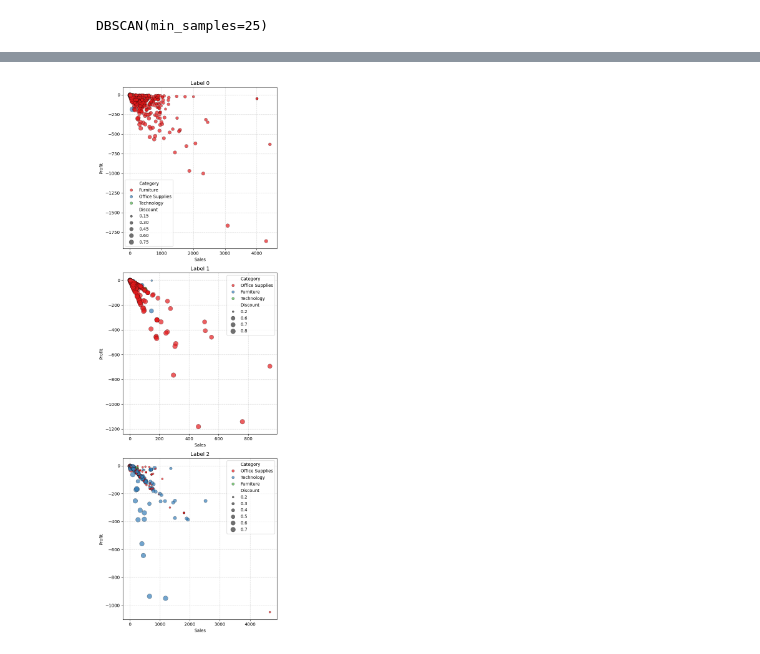
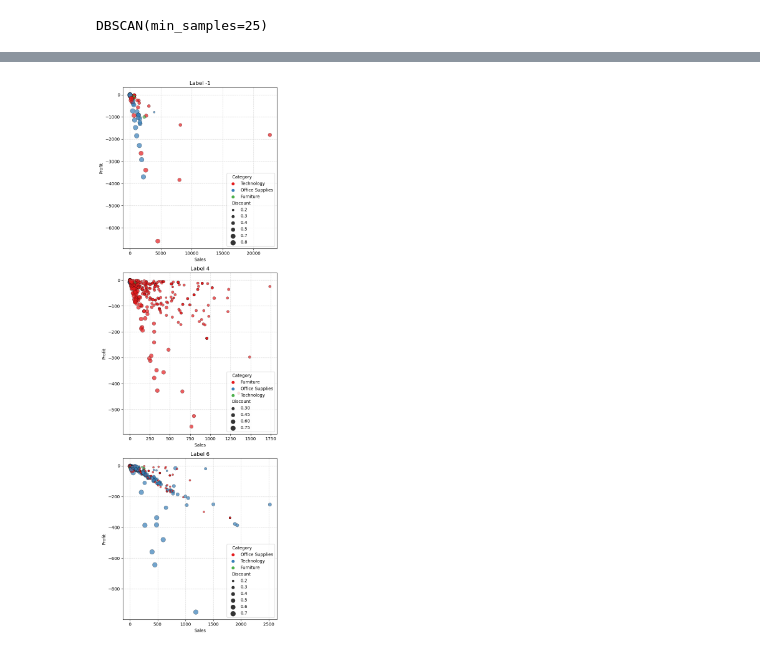
Before and after one commit to Kristinawk/final_project_ETL_Analytics, a Jupyter notebook: notebooks/02_preliminary_eda.ipynb, the cells around one changed output, grey strips where cells are left out. Saved outputs shown, nothing was run; the diff lists cells and outputs as text; code cells hidden in the pictures.

```diff
--- a/notebooks/02_preliminary_eda.ipynb
+++ b/notebooks/02_preliminary_eda.ipynb
@@ -16,7 +21,7 @@ import textwrap
 
 pd.set_option('display.max_columns', None)
 # %%
-df = pd.read_csv('../data/Superstore_250218.csv')
+df = pd.read_csv('../data/Superstore_250307.csv')
 df.head()
 # %% [output]
 |  | Row ID | Order ID | Order Date | Ship Date | Ship Mode | Customer ID | Customer Name | Segment | Country | ... |
@@ -1247,40 +1290,40 @@ df_levels.sort_values(by='Infered Labels')
 # %%
-# Lets have a close look at the biggest categories: 0, 1 and 2
+# Lets have a close look at the categories with the biggest profit loss (almost -100M profit): -1, 5 and 7.
 
-df_low_cat0 = df_low_cat[df_low_cat['Infered Labels'] == 0]
-df_low_cat1 = df_low_cat[df_low_cat['Infered Labels'] == 1]
-df_low_cat2 = df_low_cat[df_low_cat['Infered Labels'] == 2]
+df_low_catm1 = df_low_cat[df_low_cat['Infered Labels'] == -1]
+df_low_cat4 = df_low_cat[df_low_cat['Infered Labels'] == 4]
+df_low_cat6 = df_low_cat[df_low_cat['Infered Labels'] == 6]
 
 #df_low_cat0.head()
 # %%
 
 fig, axes = plt.subplots(3, 1, figsize=(6, 18))
 
-sns.scatterplot(data=df_low_cat0, y='Profit', x='Sales', hue='Category', palette='Set1', size='Discount',
+sns.scatterplot(data=df_low_catm1, y='Profit', x='Sales', hue='Category', palette='Set1', size='Discount',
                sizes=(20, 120), edgecolor='black', linewidth=0.4, alpha=0.7, ax=axes[0])
 
-axes[0].set_title('Label 0')
+axes[0].set_title('Label -1')
 axes[0].set_xlabel('Sales')
 axes[0].set_ylabel('Profit')
 axes[0].grid(True, linestyle='--', alpha=0.5)
 
-sns.scatterplot(data=df_low_cat1, y='Profit', x='Sales', hue='Category', palette='Set1', size='Discount',
+sns.scatterplot(data=df_low_cat4, y='Profit', x='Sales', hue='Category', palette='Set1', size='Discount',
                sizes=(20, 120), edgecolor='black', linewidth=0.4, alpha=0.7, ax=axes[1])
 
-axes[1].set_title('Label 1')
+axes[1].set_title('Label 4')
 axes[1].set_xlabel('Sales')
 axes[1].set_ylabel('Profit')
 axes[1].grid(True, linestyle='--', alpha=0.5)
 
-sns.scatterplot(data=df_low_cat2, y='Profit', x='Sales', hue='Category', palette='Set1', size='Discount',
+sns.scatterplot(data=df_low_cat6, y='Profit', x='Sales', hue='Category', palette='Set1', size='Discount',
                sizes=(20, 120), edgecolor='black', linewidth=0.4, alpha=0.7, ax=axes[2])
 
-axes[2].set_title('Label 2')
+axes[2].set_title('Label 6')
 axes[2].set_xlabel('Sales')
 axes[2].set_ylabel('Profit')
 axes[2].grid(True, linestyle='--', alpha=0.5)
 
 
 plt.tight_layout()
 # %% [output]
-[figure, old version]
+[figure, new version]
```
Also changed, not shown: parts of 27 cells of this notebook, 4 other files.
